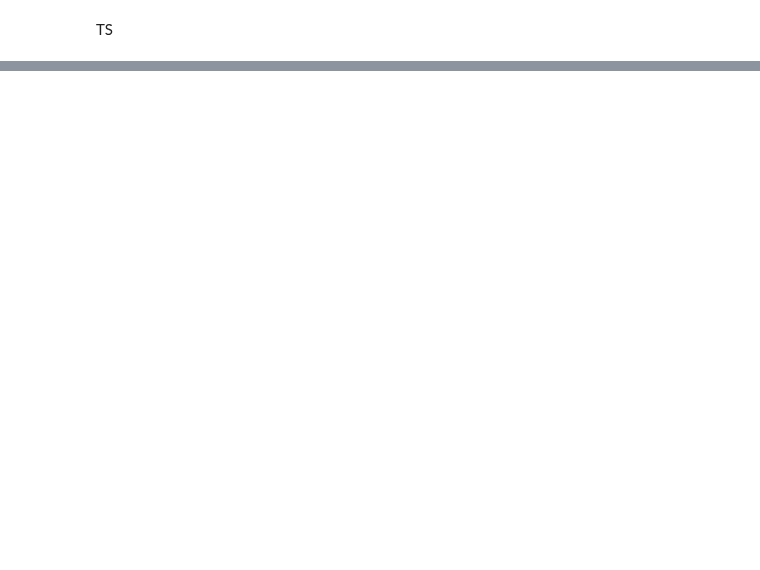
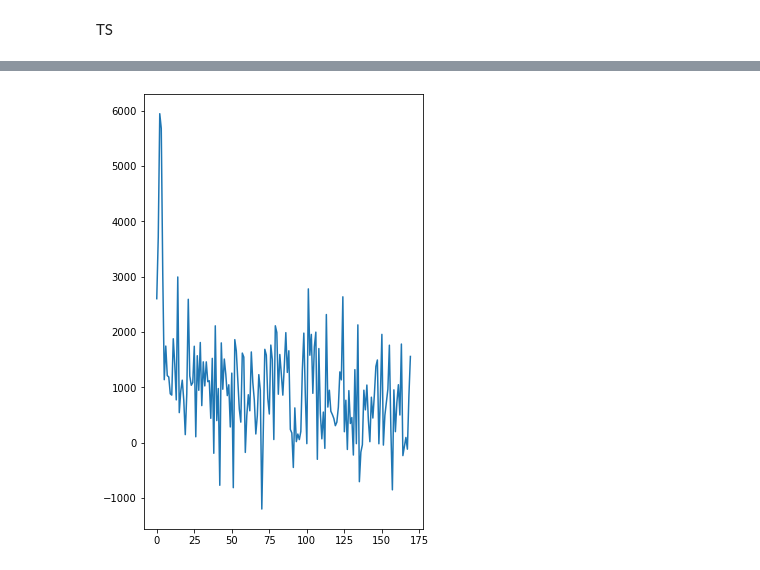
Before and after one commit to VladMarianCimpeanu/OLA_project, a Jupyter notebook: step4.ipynb, the cells around one changed output, grey strips where cells are left out. Drawn from its saved outputs; the diff is of its cells as text; code cells hidden in the pictures; blank space fills up the shorter version.

```diff
--- a/step4.ipynb
+++ b/step4.ipynb
@@ -191,10 +188,12 @@ plt.show()
 # %%
-plt.figure(figsize=(8,5))
+plt.figure(figsize=(5,8))
 regret = clairvoyant_reward - rewards_iterations
 mean_regret = np.mean(regret, axis=0)
 
 plt.plot(range(len(mean_regret)), mean_regret)
 plt.show()
+# %% [output]
+[figure, added]
 # %%
 a = np.mean(regret[:,200:], axis=0)
 np.shape(a)
```
Also changed, not shown: parts of 10 cells of this notebook, 6 other files.
